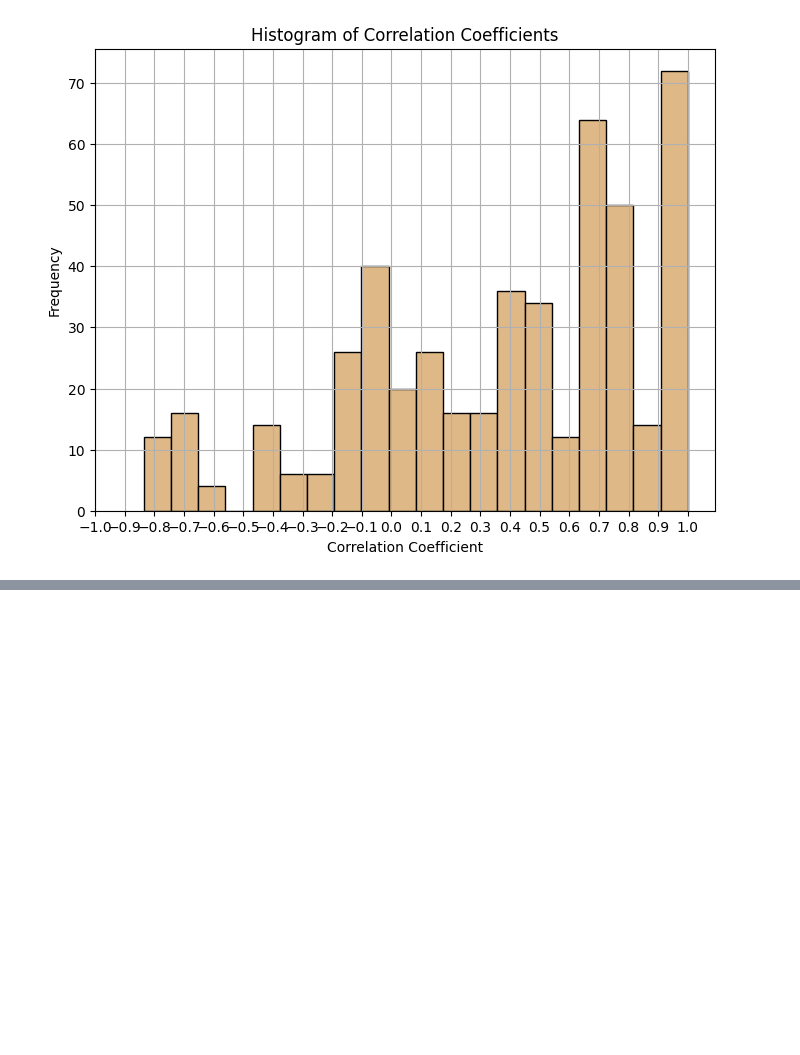
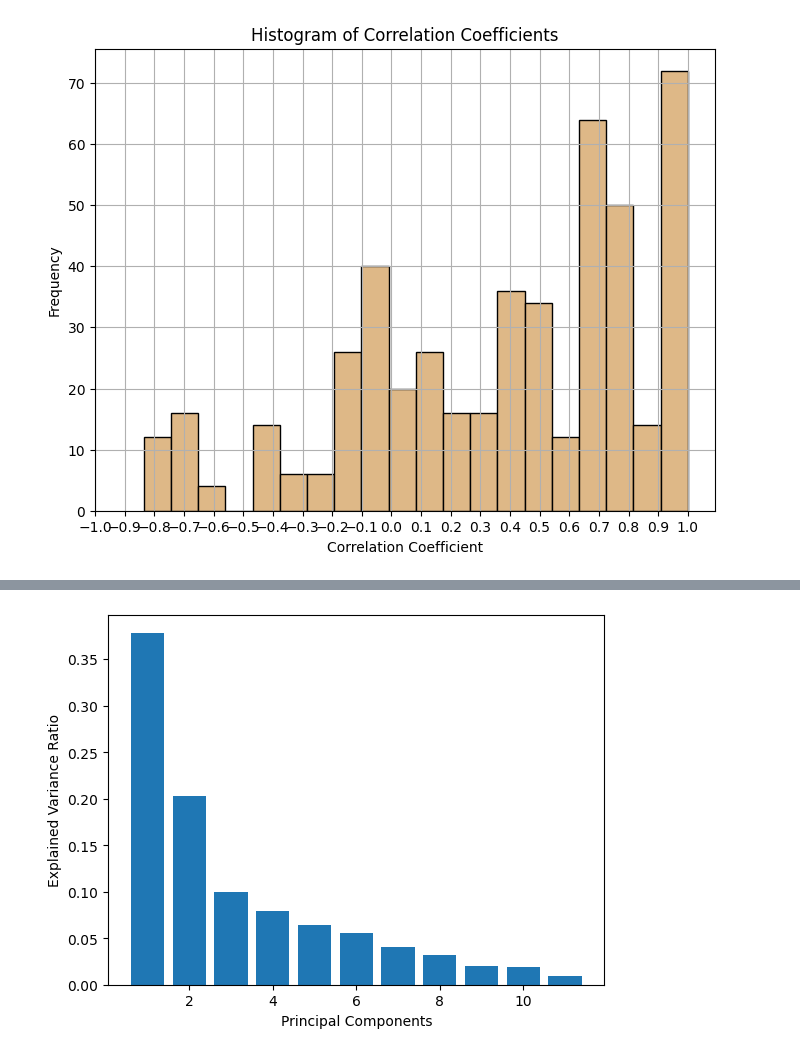
Before and after one commit to dparedga/SP_LAB, a Jupyter notebook: collaborator_1.ipynb, the cells around one changed output, grey strips where cells are left out. Cells and saved outputs as stored; diff of their text form; code cells hidden in the pictures; blank space fills up the shorter version.

```diff
--- a/collaborator_1.ipynb
+++ b/collaborator_1.ipynb
@@ -179,0 +216,10 @@ high_corr_pairs
+# %%
+high_corr_pairss = [item for pair in high_corr_pairs for item in pair]
+high_corr_pairss = Counter(high_corr_pairss)
+print('High correlating pairs, and their count:')
+print(high_corr_pairss)
+
+sorted_pairs = dict(sorted(high_corr_pairss.items(), key=lambda item: item[1], reverse=True)) # We are sorting the dictionary again because, although apparently it looked ordered, it wasn't
+keys = list(sorted_pairs.keys())
+print('\nUnique keys:')
+print(keys)
@@ -179,0 +322,18 @@ high_corr_pairs
+# %%
+scaler = StandardScaler()
+scaled_data = scaler.fit_transform(dfff)
+
+# Perform PCA
+pca = PCA()
+pca_result = pca.fit_transform(scaled_data)
+
+# Explained variance ratio
+explained_variance_ratio = pca.explained_variance_ratio_
+
+# Plotting the explained variance
+plt.bar(range(1, len(explained_variance_ratio) + 1), explained_variance_ratio)
+plt.xlabel('Principal Components')
+plt.ylabel('Explained Variance Ratio')
+plt.show()
+# %% [output]
+[figure, added]
```
Also changed, not shown: parts of 20 cells of this notebook.
